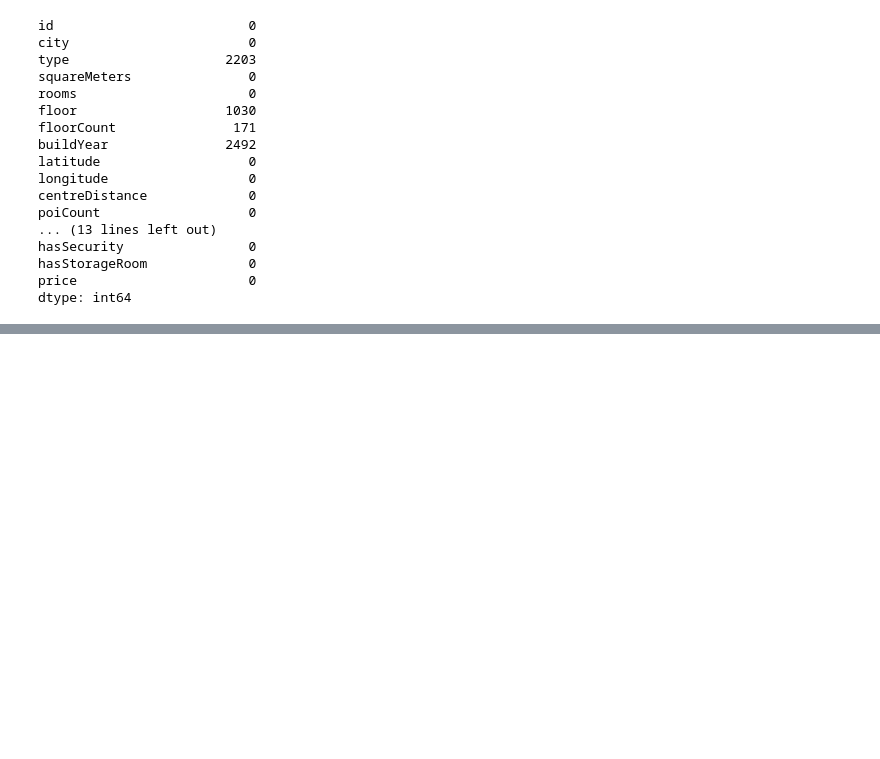
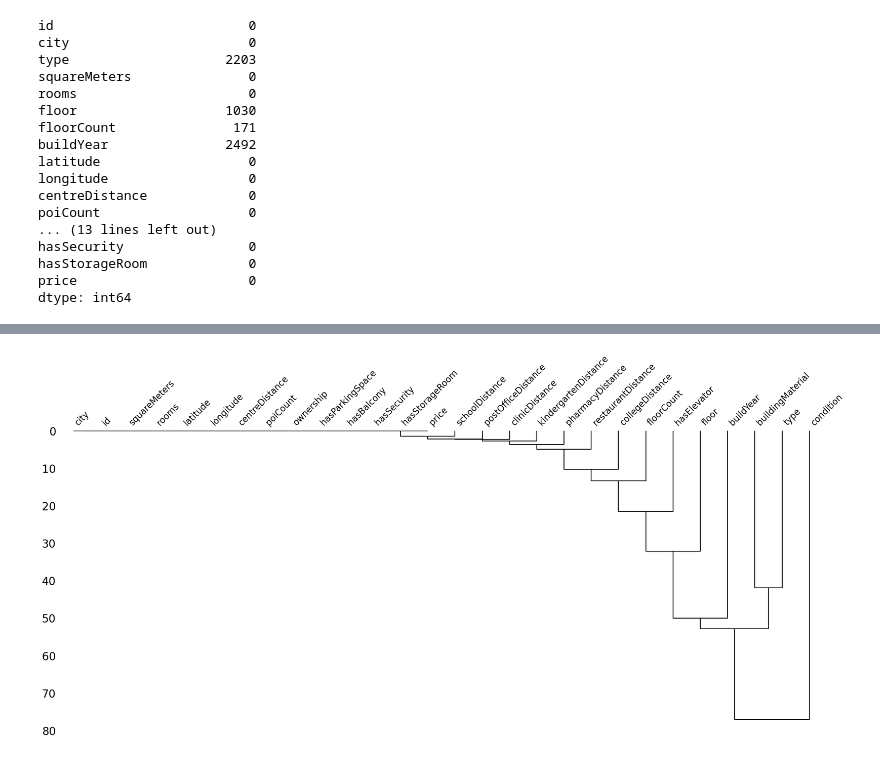
Before and after one commit to annagrajkowska/Projekt-Analiza-i-wizualizacja-danych-Python, a Jupyter notebook: Analiza.ipynb, the cells around one changed output, grey strips where cells are left out. Drawn from its saved outputs; the diff is of its cells as text; code cells hidden in the pictures; blank space fills up the shorter version.

```diff
--- a/Analiza.ipynb
+++ b/Analiza.ipynb
@@ -74,0 +90,6 @@ dtype: int64
+# %%
+#wizualizacja połączenia braków danych
+msno.dendrogram(df)
+plt.show()
+# %% [output]
+[figure, added]
```
Also changed, not shown: parts of 5 cells of this notebook.
